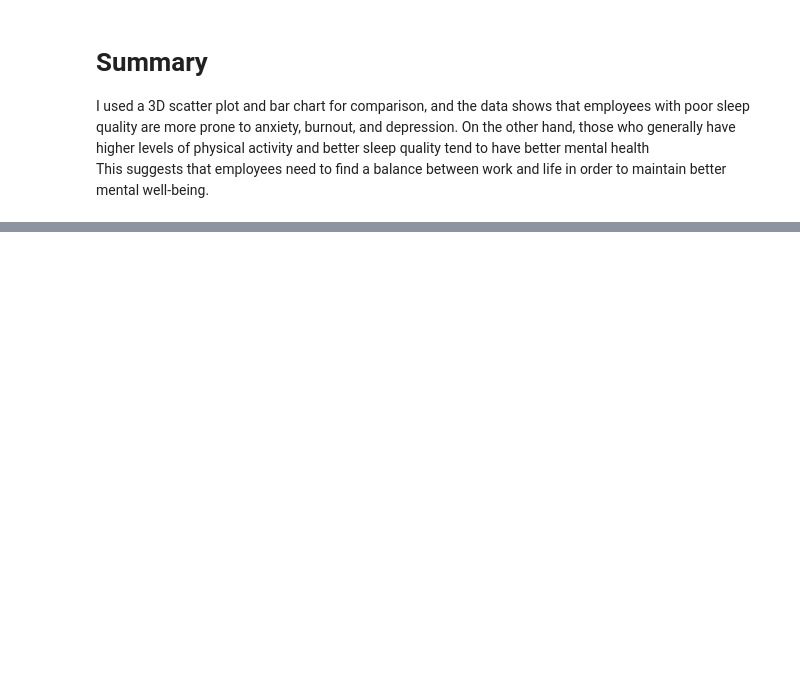
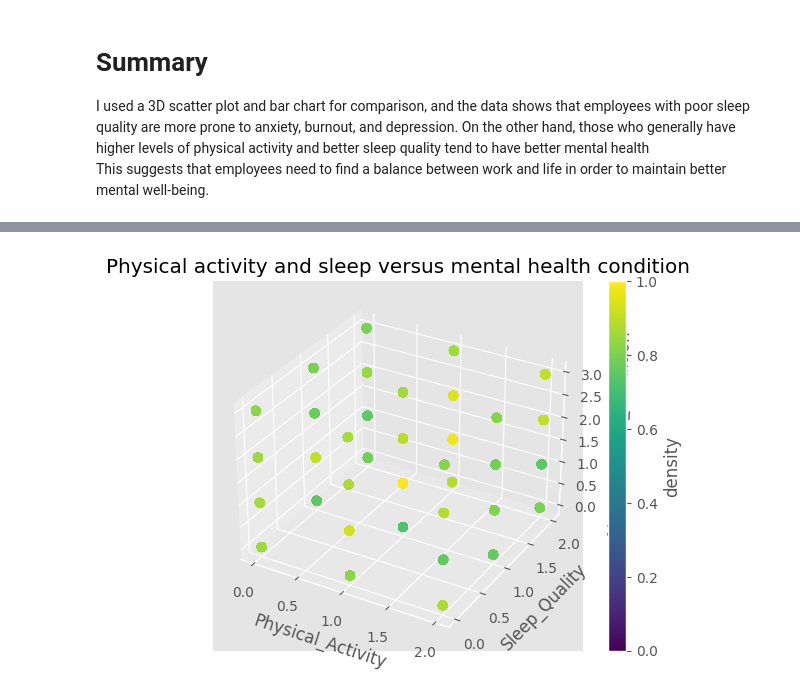
Before and after one commit to faiyted/Project3, a Jupyter notebook: dataset.ipynb, the cells around one changed output, grey strips where cells are left out. Drawn from its saved outputs; the diff is of its cells as text; code cells hidden in the pictures; blank space fills up the shorter version.

```diff
--- a/dataset.ipynb
+++ b/dataset.ipynb
@@ -701,0 +750,74 @@ This suggests that employees need to find a balance between work and life in ord
+# %%
+import pandas as pd
+import matplotlib.pyplot as plt
+from mpl_toolkits.mplot3d import Axes3D
+import seaborn as sns
+import numpy as np
+from matplotlib.collections import PolyCollection
+from matplotlib.colors import Normalize
+
+
+
+    # phisical activity + sleep  VS mental health condition
+data_set = pd.read_csv('Impact_of_Remote_Work_on_Mental_Health.csv', header = 0, usecols= ['Physical_Activity', 'Sleep_Quality', 'Mental_Health_Condition'], na_filter=False)
+    # find cols
+x_phy = data_set['Physical_Activity']
+y_sle = data_set['Sleep_Quality']
+z_men = data_set['Mental_Health_Condition']
+
+    # map the status as nums
+physical_mapping = {
+        'None': 2,
+        'Weekly': 1,
+        'Daily': 0
+}
+sleep_mapping = {
+    'Poor': 2,
+    'Average': 1,
+    'Good': 0
+}
+mental_mapping = {
+    'None': 0,
+    'Anxiety': 1,
+    'Burnout': 2,
+    'Depression': 3
+}
+    # replace them
+x = [physical_mapping[status] for status in x_phy]
+y = [sleep_mapping[status] for status in y_sle]
+z = [mental_mapping[status] for status in z_men]
+
+
+    # calculate density and normalize
+num_points = 5000
+density = np.zeros((4, 4, 4), dtype=int)
+for i in range(num_points):
+    density[x[i], y[i], z[i]] += 1
+density_normalized = density / density.max()
+    # create a graphic object
+fig = plt.figure()
+    # create a 3D coordinate axis
+ax = fig.add_subplot(111, projection='3d')
+    # use color
+# color = sns.color_palette("Purples", as_cmap=False)
+# scatter_color = color[5]
+colors = []
+for i in range(num_points):
+    colors.append(density_normalized[x[i], y[i], z[i]])
+
+colors = np.array(colors)
+norm = plt.Normalize(vmin=0, vmax=1)
+sc = ax.scatter(x, y, z, c=colors, cmap='viridis', norm=norm, edgecolor='none', s=50)
+
+
+cbar = fig.colorbar(sc, ax=ax, label='density')
+
+
+#ax.scatter(re_x_phy, re_y_sle, re_z_men, c=scatter_color, marker='o')
+ax.set_xlabel('Physical_Activity')
+ax.set_ylabel('Sleep_Quality')
+ax.set_zlabel('Mental_Health_Condition')
+ax.set_title('Physical activity and sleep versus mental health condition')
+plt.show()
+# %% [output]
+[figure, added]
```
Also changed, not shown: parts of 4 cells of this notebook.
